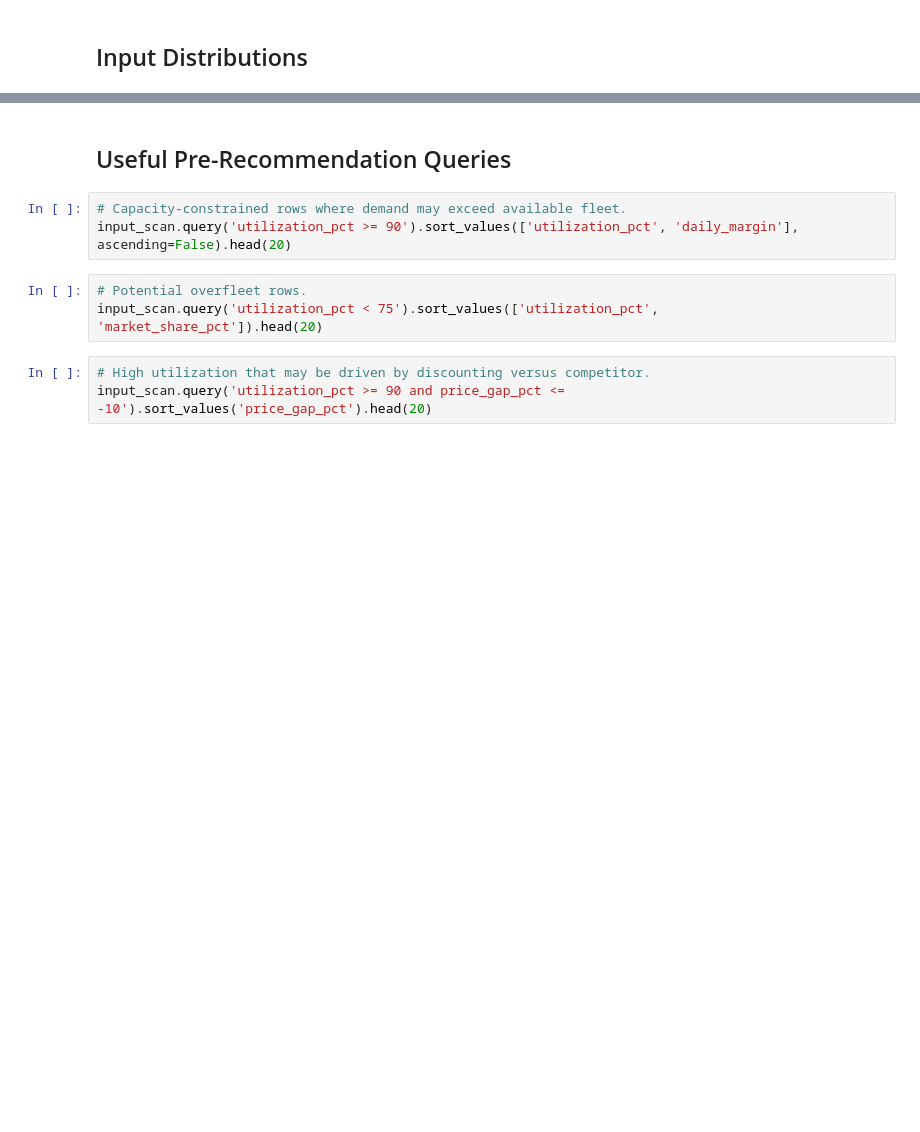
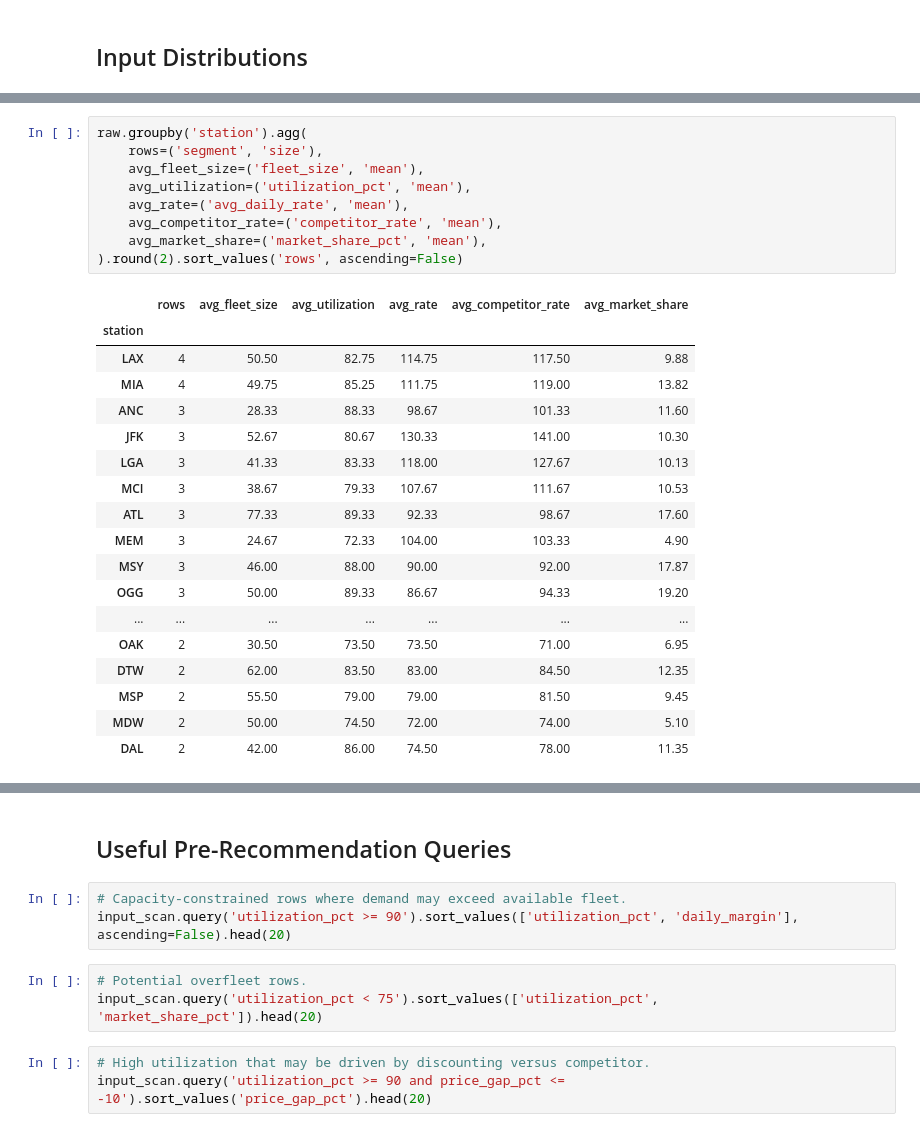
Before and after one commit to mdoyle11/fleet-strategy-engine, a Jupyter notebook: eda.ipynb, the cells around one changed output, grey strips where cells are left out. Cells and saved outputs as stored; diff of their text form; blank space fills up the shorter version.

```diff
--- a/eda.ipynb
+++ b/eda.ipynb
@@ -52,3 +109,31 @@ raw.groupby('segment').agg(
+# %%
+raw.groupby('station').agg(
+    rows=('segment', 'size'),
+    avg_fleet_size=('fleet_size', 'mean'),
+    avg_utilization=('utilization_pct', 'mean'),
+    avg_rate=('avg_daily_rate', 'mean'),
+    avg_competitor_rate=('competitor_rate', 'mean'),
+    avg_market_share=('market_share_pct', 'mean'),
+).round(2).sort_values('rows', ascending=False)
+# %% [output]
+|  | rows | avg_fleet_size | avg_utilization | avg_rate | avg_competitor_rate | avg_market_share |
+| station |  |  |  |  |  |  |
+| LAX | 4 | 50.50 | 82.75 | 114.75 | 117.50 | 9.88 |
+| MIA | 4 | 49.75 | 85.25 | 111.75 | 119.00 | 13.82 |
+| ANC | 3 | 28.33 | 88.33 | 98.67 | 101.33 | 11.60 |
+| JFK | 3 | 52.67 | 80.67 | 130.33 | 141.00 | 10.30 |
+| LGA | 3 | 41.33 | 83.33 | 118.00 | 127.67 | 10.13 |
+| MCI | 3 | 38.67 | 79.33 | 107.67 | 111.67 | 10.53 |
+| ATL | 3 | 77.33 | 89.33 | 92.33 | 98.67 | 17.60 |
+| MEM | 3 | 24.67 | 72.33 | 104.00 | 103.33 | 4.90 |
+| MSY | 3 | 46.00 | 88.00 | 90.00 | 92.00 | 17.87 |
+| OGG | 3 | 50.00 | 89.33 | 86.67 | 94.33 | 19.20 |
+| ... | ... | ... | ... | ... | ... | ... |
+| OAK | 2 | 30.50 | 73.50 | 73.50 | 71.00 | 6.95 |
+| DTW | 2 | 62.00 | 83.50 | 83.00 | 84.50 | 12.35 |
+| MSP | 2 | 55.50 | 79.00 | 79.00 | 81.50 | 9.45 |
+| MDW | 2 | 50.00 | 74.50 | 72.00 | 74.00 | 5.10 |
+| DAL | 2 | 42.00 | 86.00 | 74.50 | 78.00 | 11.35 |
 # %%
 input_scan = raw.assign(
     daily_margin=lambda df: df['avg_daily_rate'] - df['avg_daily_fleet_cost'] - df['avg_daily_operating_cost'],
```
Also changed, not shown: parts of 8 cells of this notebook, 11 other files.
